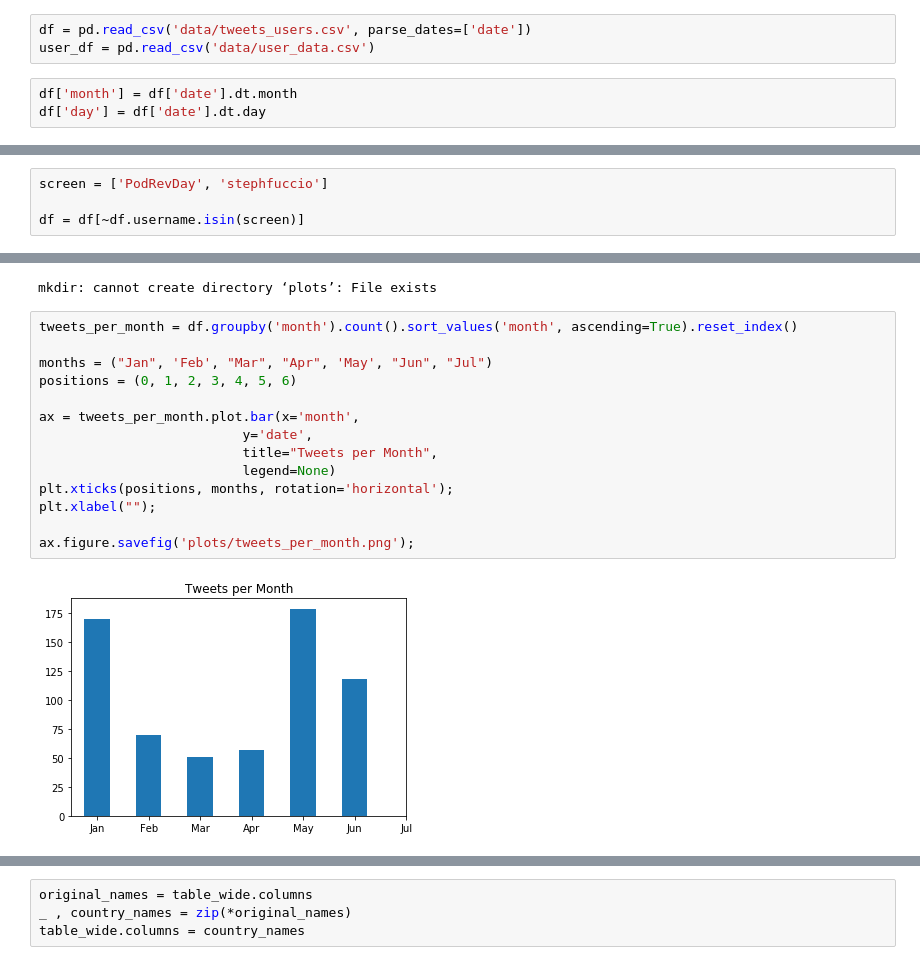
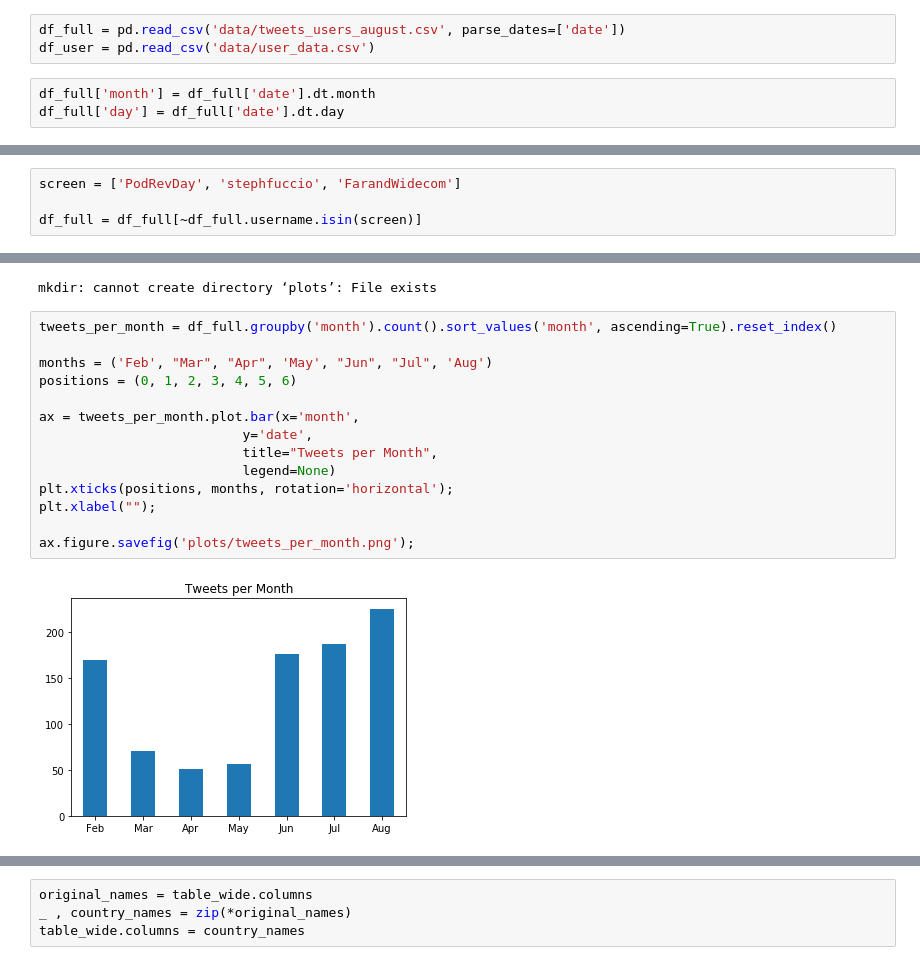
Before and after one commit to educatorsRlearners/podrevday, a Jupyter notebook: analysis.ipynb, the cells around one changed output, grey strips where cells are left out. Cells and saved outputs as stored; diff of their text form.

```diff
--- a/analysis.ipynb
+++ b/analysis.ipynb
@@ -4,9 +4,9 @@ import numpy as np
 import matplotlib.pyplot as plt
 import bar_chart_race as bcr
 # %%
-df = pd.read_csv('data/tweets_users.csv', parse_dates=['date'])
-user_df = pd.read_csv('data/user_data.csv')
+df_full = pd.read_csv('data/tweets_users_august.csv', parse_dates=['date'])
+df_user = pd.read_csv('data/user_data.csv')
 # %%
-df['month'] = df['date'].dt.month
-df['day'] = df['date'].dt.day
+df_full['month'] = df_full['date'].dt.month
+df_full['day'] = df_full['date'].dt.day
 # %%
@@ -30,6 +30,6 @@ LizWilcox79     19
 Name: username, dtype: int64
 # %%
-screen = ['PodRevDay', 'stephfuccio']
+screen = ['PodRevDay', 'stephfuccio', 'FarandWidecom']
 
-df = df[~df.username.isin(screen)]
+df_full = df_full[~df_full.username.isin(screen)]
 # %%
@@ -70,19 +75,19 @@ print(f"{median_tweet:.0f}: Median number of tweets per user.")
 # %% [output]
 mkdir: cannot create directory ‘plots’: File exists
 # %%
-tweets_per_month = df.groupby('month').count().sort_values('month', ascending=True).reset_index()
+tweets_per_month = df_full.groupby('month').count().sort_values('month', ascending=True).reset_index()
 
-months = ("Jan", 'Feb', "Mar", "Apr", 'May', "Jun", "Jul")
+months = ('Feb', "Mar", "Apr", 'May', "Jun", "Jul", 'Aug')
 positions = (0, 1, 2, 3, 4, 5, 6)
 
 ax = tweets_per_month.plot.bar(x='month',
                           y='date',
                           title="Tweets per Month",
                           legend=None)
 plt.xticks(positions, months, rotation='horizontal');
 plt.xlabel("");
 
 ax.figure.savefig('plots/tweets_per_month.png');
 # %% [output]
-[figure, old version]
+[figure, new version]
 # %%
```
Also changed, not shown: parts of 11 cells of this notebook, 13 other files.
